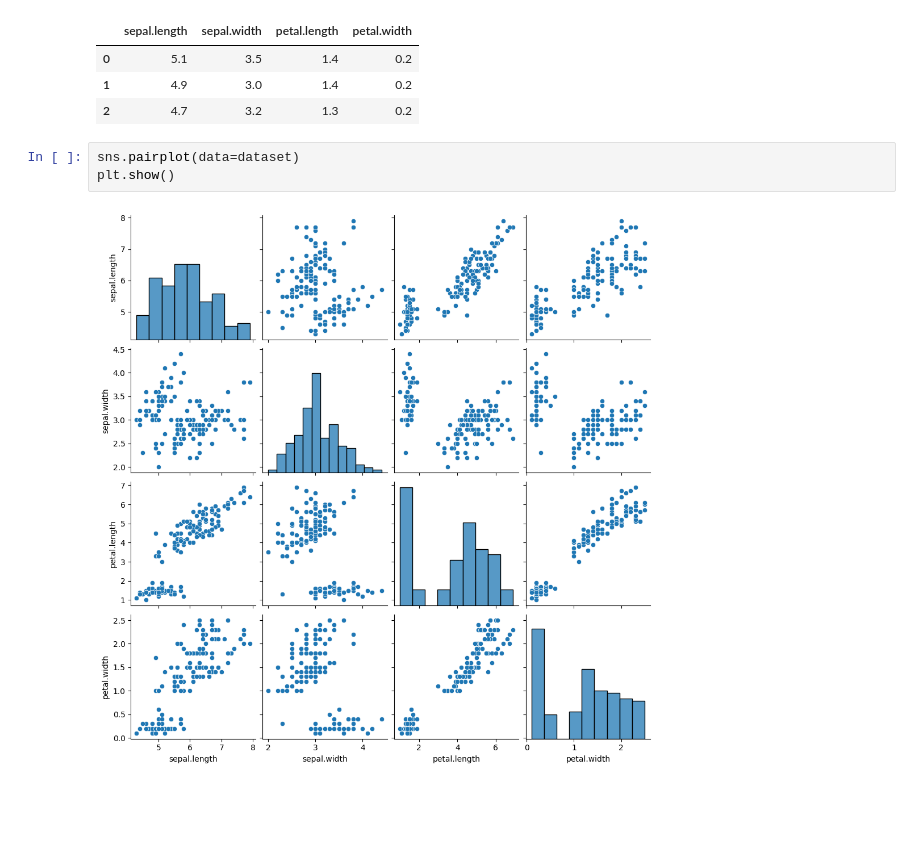
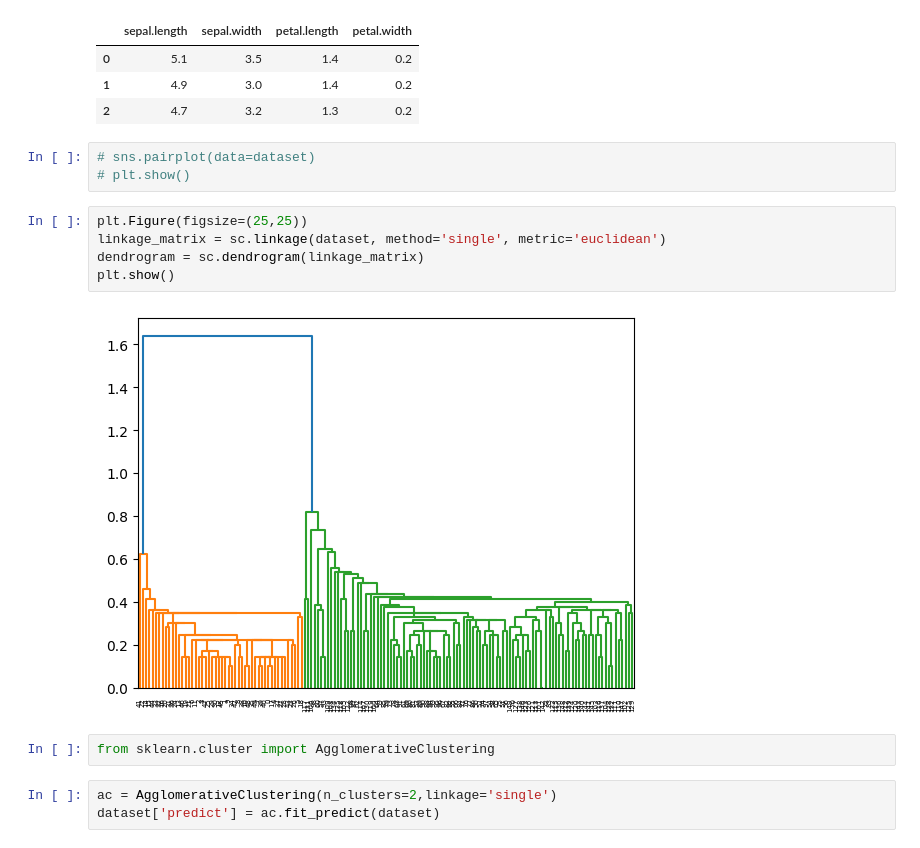
Before and after one commit to Its-Vikas-xd/Machine-Learning, a Jupyter notebook: Unsupervised Machine learning/Clustering/Hierarchical Clustering/Agglomerative Hiearchical.ipynb, the cells around one changed output. Drawn from its saved outputs; the diff is of its cells as text; blank space fills up the shorter version.

```diff
--- a/Unsupervised Machine learning/Clustering/Hierarchical Clustering/Agglomerative Hiearchical.ipynb
+++ b/Unsupervised Machine learning/Clustering/Hierarchical Clustering/Agglomerative Hiearchical.ipynb
@@ -11,7 +12,17 @@ dataset.head(3)
 | 1 | 4.9 | 3.0 | 1.4 | 0.2 |
 | 2 | 4.7 | 3.2 | 1.3 | 0.2 |
 # %%
-sns.pairplot(data=dataset)
-plt.show()
+# sns.pairplot(data=dataset)
+# plt.show()
-# %% [output]
-[figure, removed]
+# %%
+plt.Figure(figsize=(25,25))
+linkage_matrix = sc.linkage(dataset, method='single', metric='euclidean')
+dendrogram = sc.dendrogram(linkage_matrix)
+plt.show()
+# %% [output]
+[figure, added]
+# %%
+from sklearn.cluster import AgglomerativeClustering
+# %%
+ac = AgglomerativeClustering(n_clusters=2,linkage='single')
+dataset['predict'] = ac.fit_predict(dataset)
```
Also changed, not shown: parts of 3 cells of this notebook, 1 other file.
